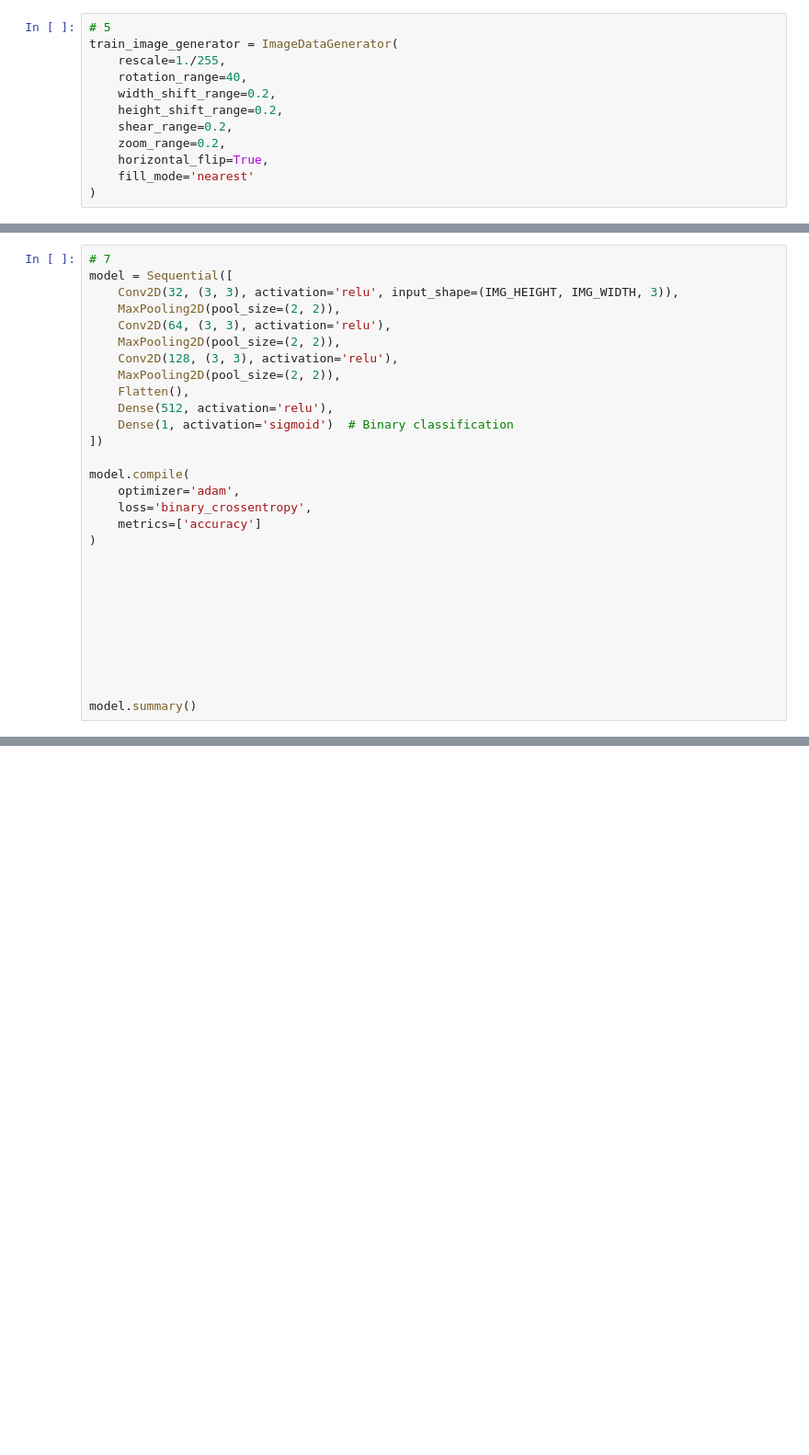
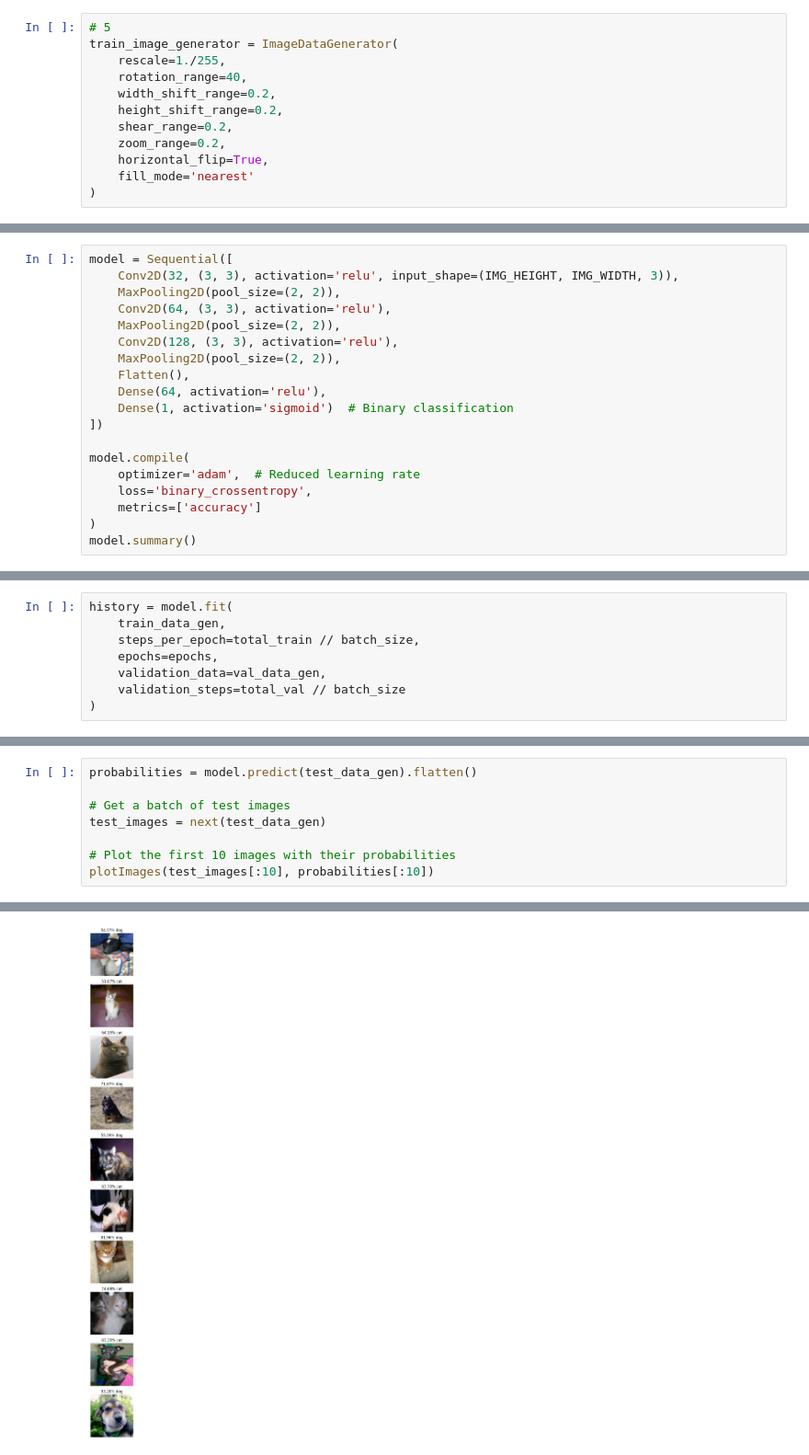
Before and after one commit to KimYuanYuan02/podcast-test, a Jupyter notebook: fcc_cat_dog.ipynb, the cells around one changed output, grey strips where cells are left out. Shown at 92% size. Drawn from its saved outputs; the diff is of its cells as text; blank space fills up the shorter version.

```diff
--- a/fcc_cat_dog.ipynb
+++ b/fcc_cat_dog.ipynb
@@ -107,5 +135,4 @@ plotImages(augmented_images)
 # %%
-# 7
 model = Sequential([
     Conv2D(32, (3, 3), activation='relu', input_shape=(IMG_HEIGHT, IMG_WIDTH, 3)),
     MaxPooling2D(pool_size=(2, 2)),
@@ -114,22 +141,13 @@ model = Sequential([
     Conv2D(128, (3, 3), activation='relu'),
     MaxPooling2D(pool_size=(2, 2)),
     Flatten(),
-    Dense(512, activation='relu'),
+    Dense(64, activation='relu'),
     Dense(1, activation='sigmoid')  # Binary classification
 ])
 
 model.compile(
-    optimizer='adam',
+    optimizer='adam',  # Reduced learning rate
     loss='binary_crossentropy',
     metrics=['accuracy']
 )
-
-
-
-
-
-
-
-
-
 model.summary()
@@ -138,0 +176,8 @@ history = None
+# %%
+history = model.fit(
+    train_data_gen,
+    steps_per_epoch=total_train // batch_size,
+    epochs=epochs,
+    validation_data=val_data_gen,
+    validation_steps=total_val // batch_size
+)
@@ -161,0 +231,9 @@ plt.show()
+# %%
+probabilities = model.predict(test_data_gen).flatten()
+
+# Get a batch of test images
+test_images = next(test_data_gen)
+
+# Plot the first 10 images with their probabilities
+plotImages(test_images[:10], probabilities[:10])
+# %% [output]
@@ -162,3 +241,4 @@ plt.show()
+[figure, added]
 # %%
 # 11
 answers =  [1, 0, 0, 1, 0, 0, 0, 0, 1, 1, 0,
```
Also changed, not shown: parts of 11 cells of this notebook.
